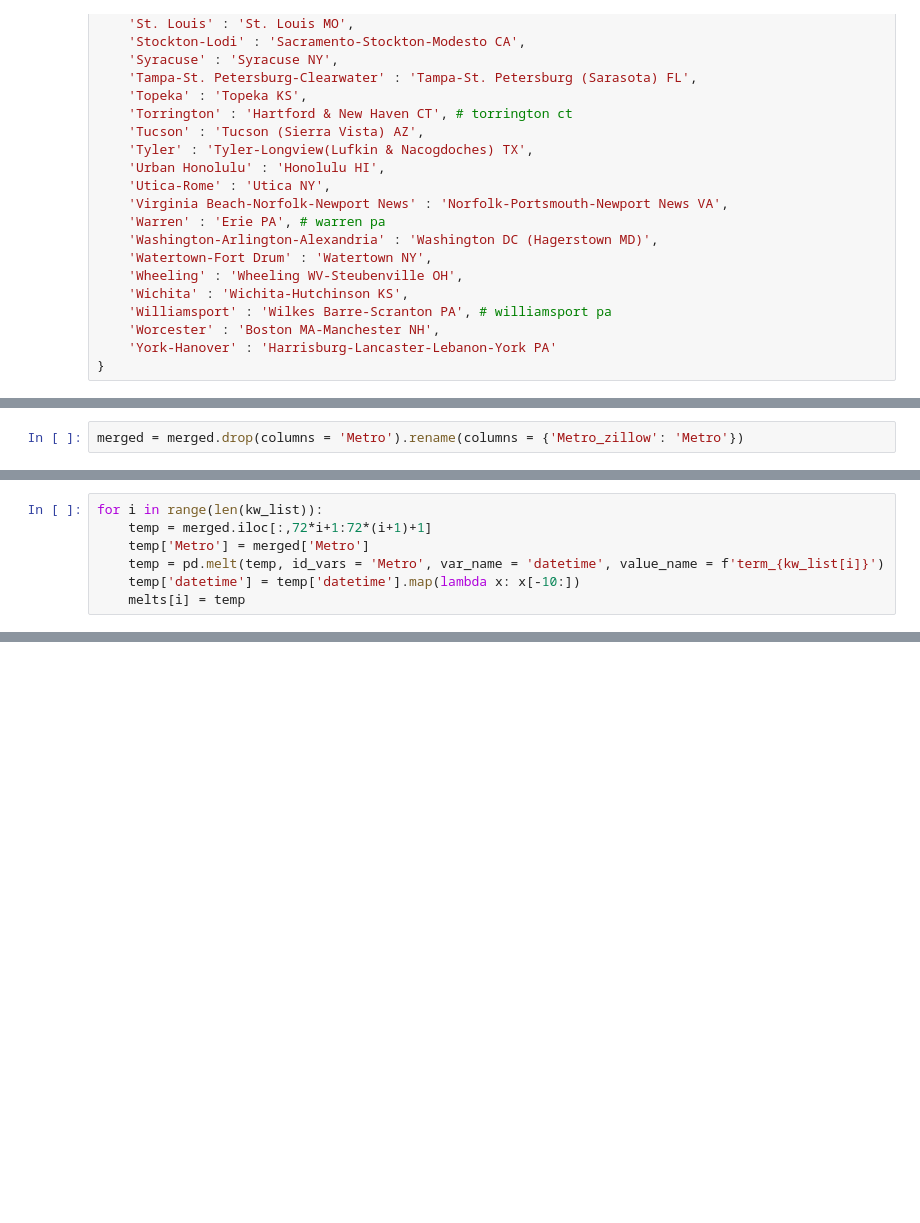
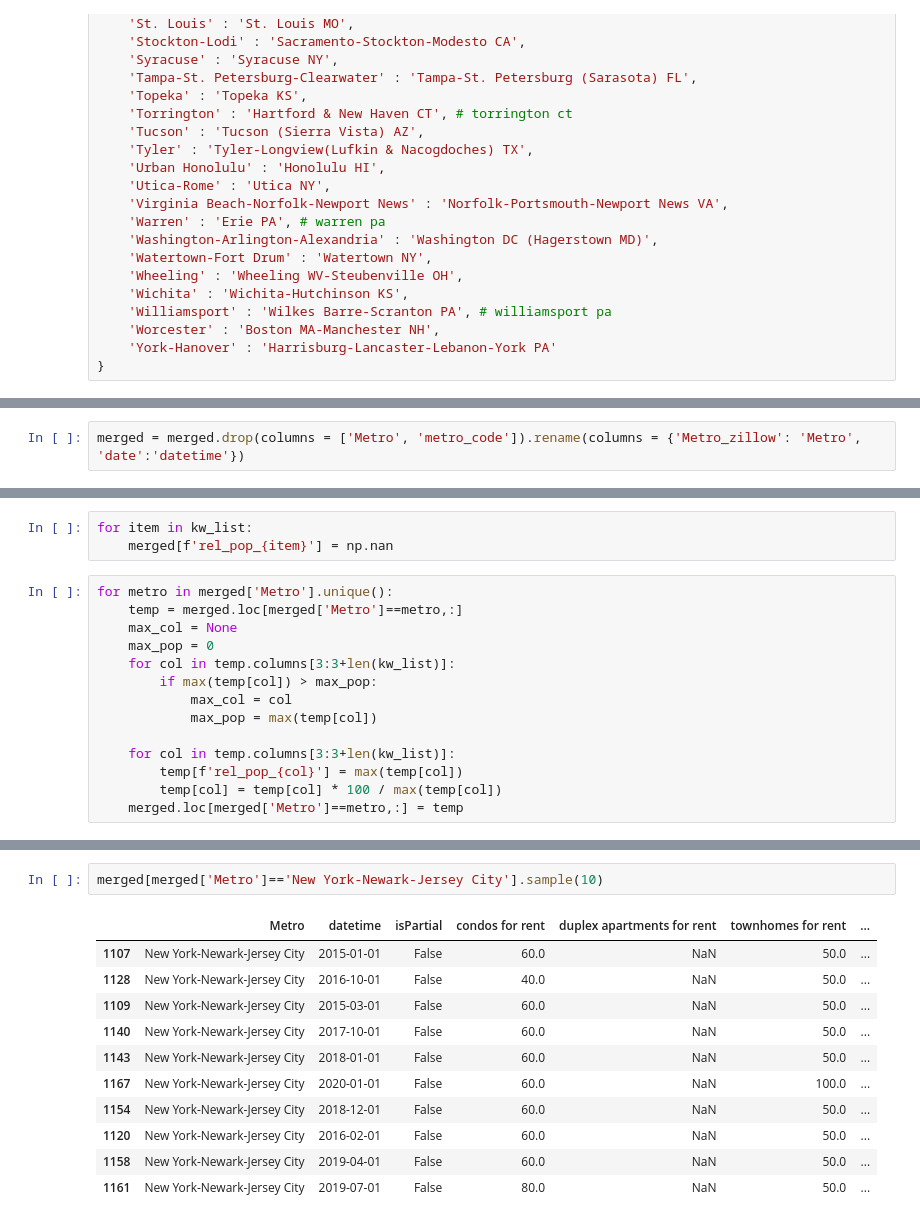
Before and after one commit to Kneck12/zillow-price-index-pred, a Jupyter notebook: Niki/Niki_pytrends.ipynb, the cells around one changed output, grey strips where cells are left out. Cells and saved outputs as stored; diff of their text form; blank space fills up the shorter version.

```diff
--- a/Niki/Niki_pytrends.ipynb
+++ b/Niki/Niki_pytrends.ipynb
@@ -195,2 +197,2 @@ merged = pd.merge(zillow, google, on = 'Metro', how = 'left')
 # %%
-merged = merged.drop(columns = 'Metro').rename(columns = {'Metro_zillow': 'Metro'})
+merged = merged.drop(columns = ['Metro', 'metro_code']).rename(columns = {'Metro_zillow': 'Metro', 'date':'datetime'})
@@ -201,7 +198,0 @@ for i in range(len(kw_list)):
-# %%
-for i in range(len(kw_list)):
-    temp = merged.iloc[:,72*i+1:72*(i+1)+1]
-    temp['Metro'] = merged['Metro']
-    temp = pd.melt(temp, id_vars = 'Metro', var_name = 'datetime', value_name = f'term_{kw_list[i]}')
-    temp['datetime'] = temp['datetime'].map(lambda x: x[-10:])
-    melts[i] = temp
@@ -227,0 +199,17 @@ full
+# %%
+for item in kw_list:
+    merged[f'rel_pop_{item}'] = np.nan
+# %%
+for metro in merged['Metro'].unique():
+    temp = merged.loc[merged['Metro']==metro,:]
+    max_col = None
+    max_pop = 0
+    for col in temp.columns[3:3+len(kw_list)]:
+        if max(temp[col]) > max_pop:
+            max_col = col
+            max_pop = max(temp[col])
+
+    for col in temp.columns[3:3+len(kw_list)]:
+        temp[f'rel_pop_{col}'] = max(temp[col])
+        temp[col] = temp[col] * 100 / max(temp[col])
+    merged.loc[merged['Metro']==metro,:] = temp
@@ -228 +227,15 @@ full
+# %%
+merged[merged['Metro']=='New York-Newark-Jersey City'].sample(10)
+# %% [output]
+|  | Metro | datetime | isPartial | condos for rent | duplex apartments for rent | townhomes for rent | ... |
+| 1107 | New York-Newark-Jersey City | 2015-01-01 | False | 60.0 | NaN | 50.0 | ... |
+| 1128 | New York-Newark-Jersey City | 2016-10-01 | False | 40.0 | NaN | 50.0 | ... |
+| 1109 | New York-Newark-Jersey City | 2015-03-01 | False | 60.0 | NaN | 50.0 | ... |
+| 1140 | New York-Newark-Jersey City | 2017-10-01 | False | 60.0 | NaN | 50.0 | ... |
+| 1143 | New York-Newark-Jersey City | 2018-01-01 | False | 60.0 | NaN | 50.0 | ... |
+| 1167 | New York-Newark-Jersey City | 2020-01-01 | False | 60.0 | NaN | 100.0 | ... |
+| 1154 | New York-Newark-Jersey City | 2018-12-01 | False | 60.0 | NaN | 50.0 | ... |
+| 1120 | New York-Newark-Jersey City | 2016-02-01 | False | 60.0 | NaN | 50.0 | ... |
+| 1158 | New York-Newark-Jersey City | 2019-04-01 | False | 60.0 | NaN | 50.0 | ... |
+| 1161 | New York-Newark-Jersey City | 2019-07-01 | False | 80.0 | NaN | 50.0 | ... |
 # %%
```
Also changed, not shown: parts of 28 cells of this notebook, 8 other files.
